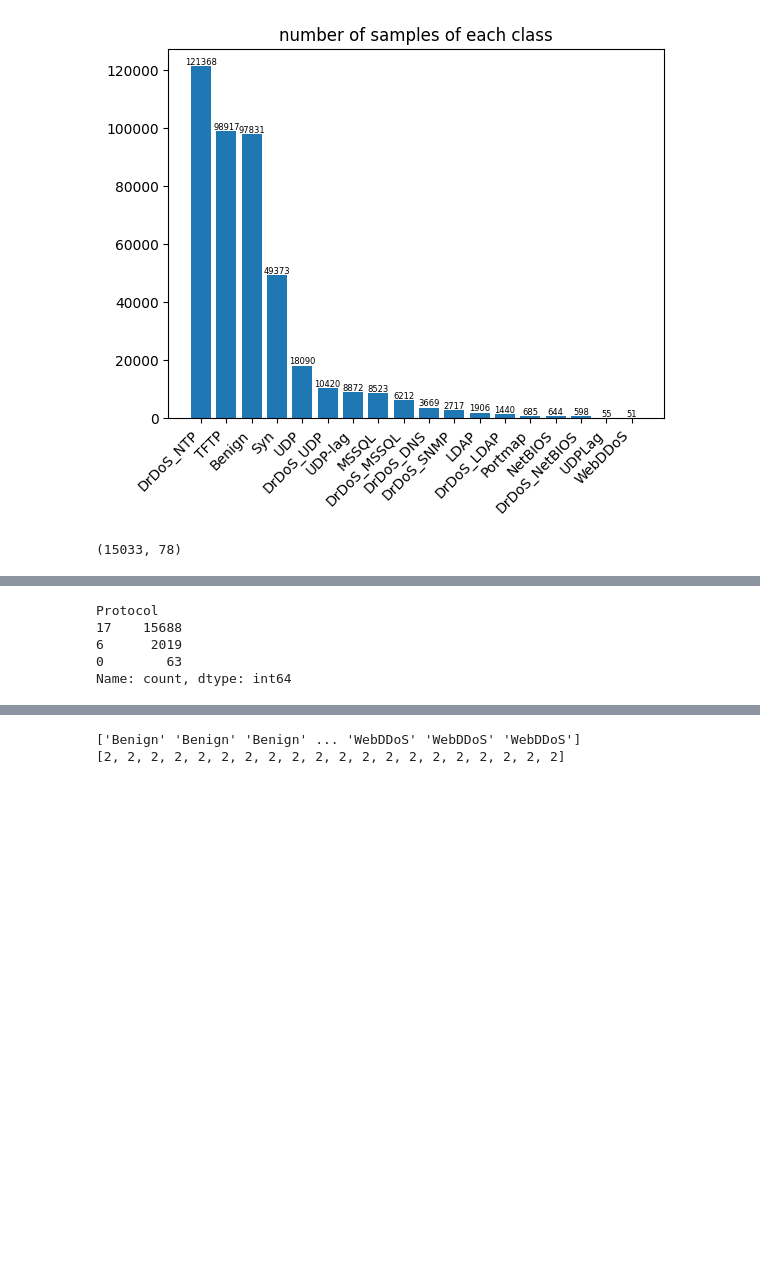
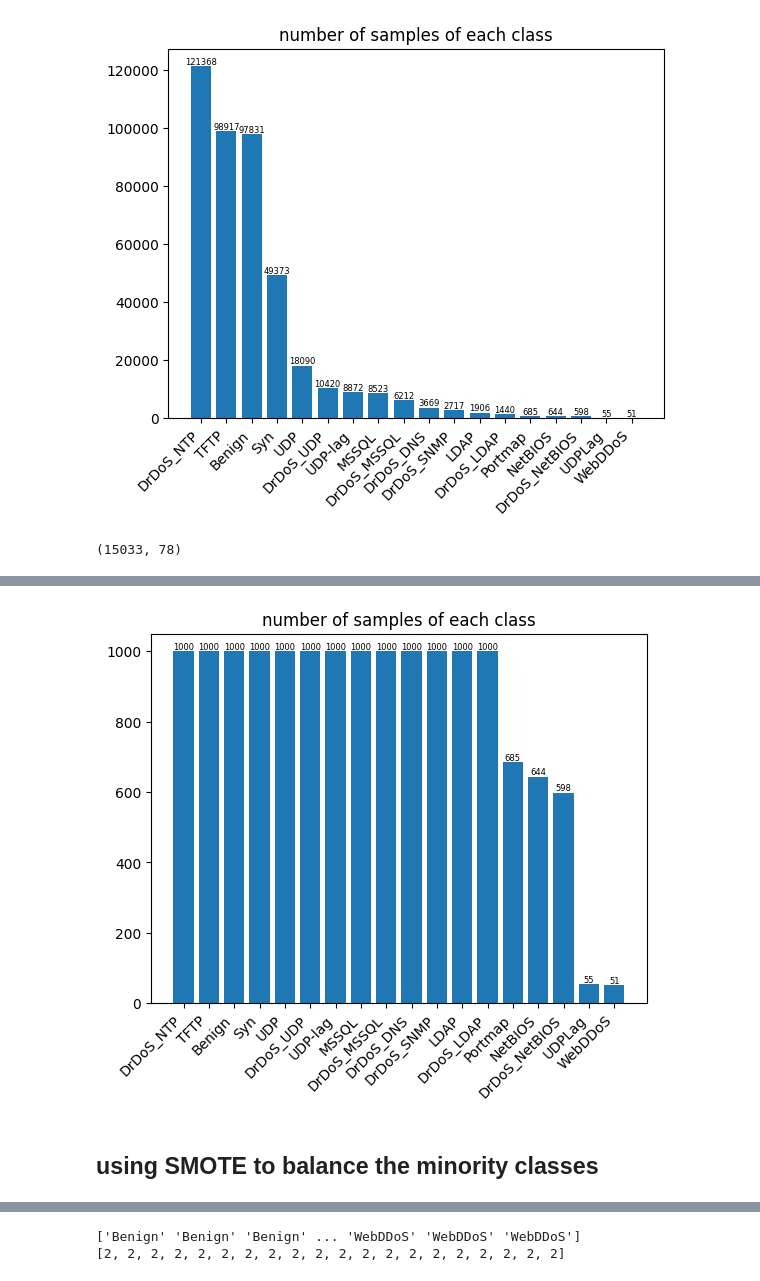
Before and after one commit to Rcym/AIRS-DDoS-Classifier, a Jupyter notebook: cic_ddos2019.ipynb, the cells around one changed output, grey strips where cells are left out. Cells and saved outputs as stored; diff of their text form; code cells hidden in the pictures; blank space fills up the shorter version.

```diff
--- a/cic_ddos2019.ipynb
+++ b/cic_ddos2019.ipynb
@@ -207,8 +191,12 @@ dataset
-# %%
-dataset['Protocol'].value_counts()
-# %% [output]
-Protocol
-17    15688
-6      2019
-0        63
-Name: count, dtype: int64
+# %%
+fig, ax = plt.subplots()
+barContainer = ax.bar(all_classes, cic_ddos2019_all_balanced.Label.value_counts().values)
+ax.set_title('number of samples of each class')
+ax.set_xticks(range(len(all_classes)))
+ax.set_xticklabels(all_classes, rotation=45, ha='right')
+ax.bar_label(barContainer, cic_ddos2019_all_balanced.Label.value_counts().values, fontsize=6)
+plt.show()
+# %% [output]
+[figure, added]
+# %% [markdown]
+## using SMOTE to balance the minority classes
```
Also changed, not shown: parts of 32 cells of this notebook, 5 other files.
